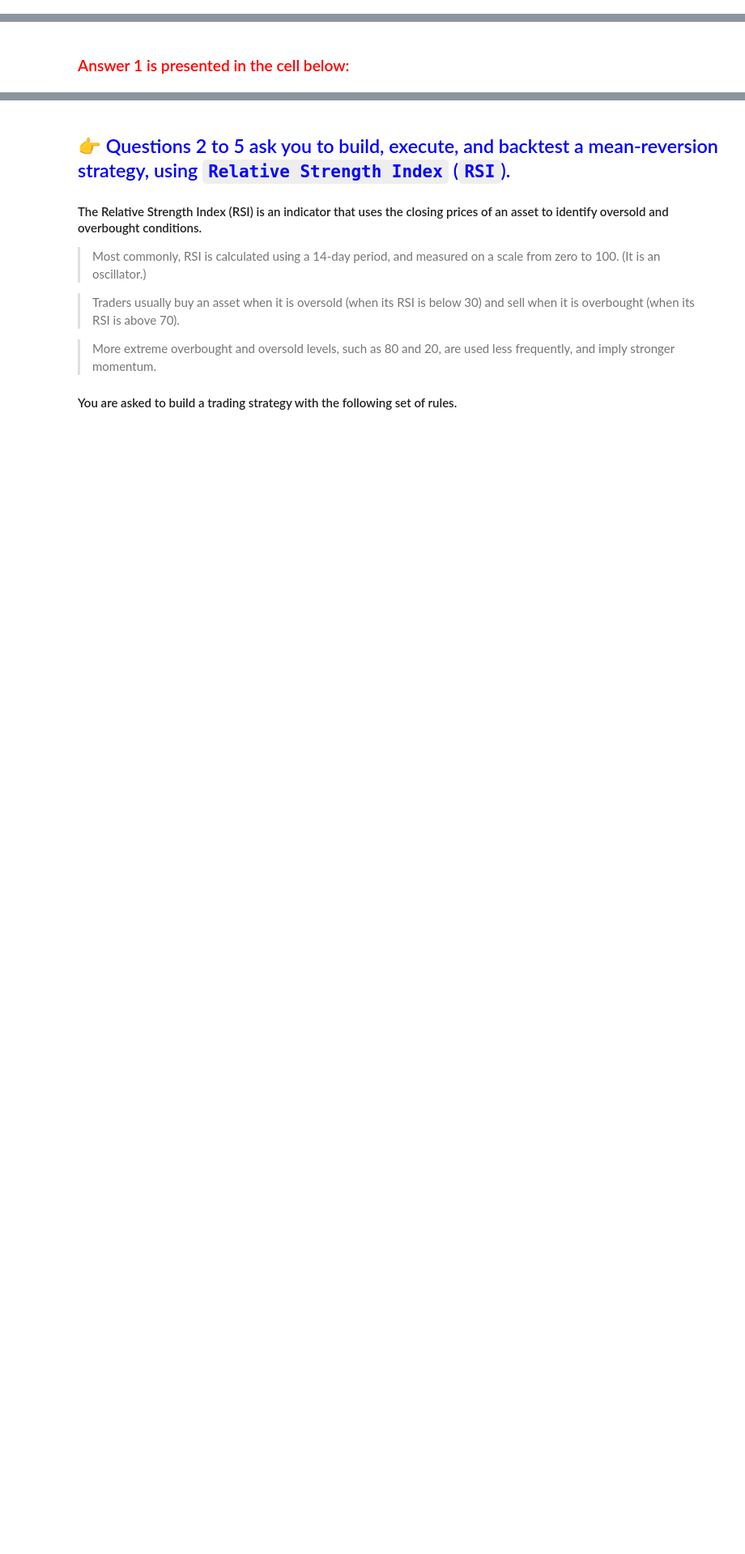
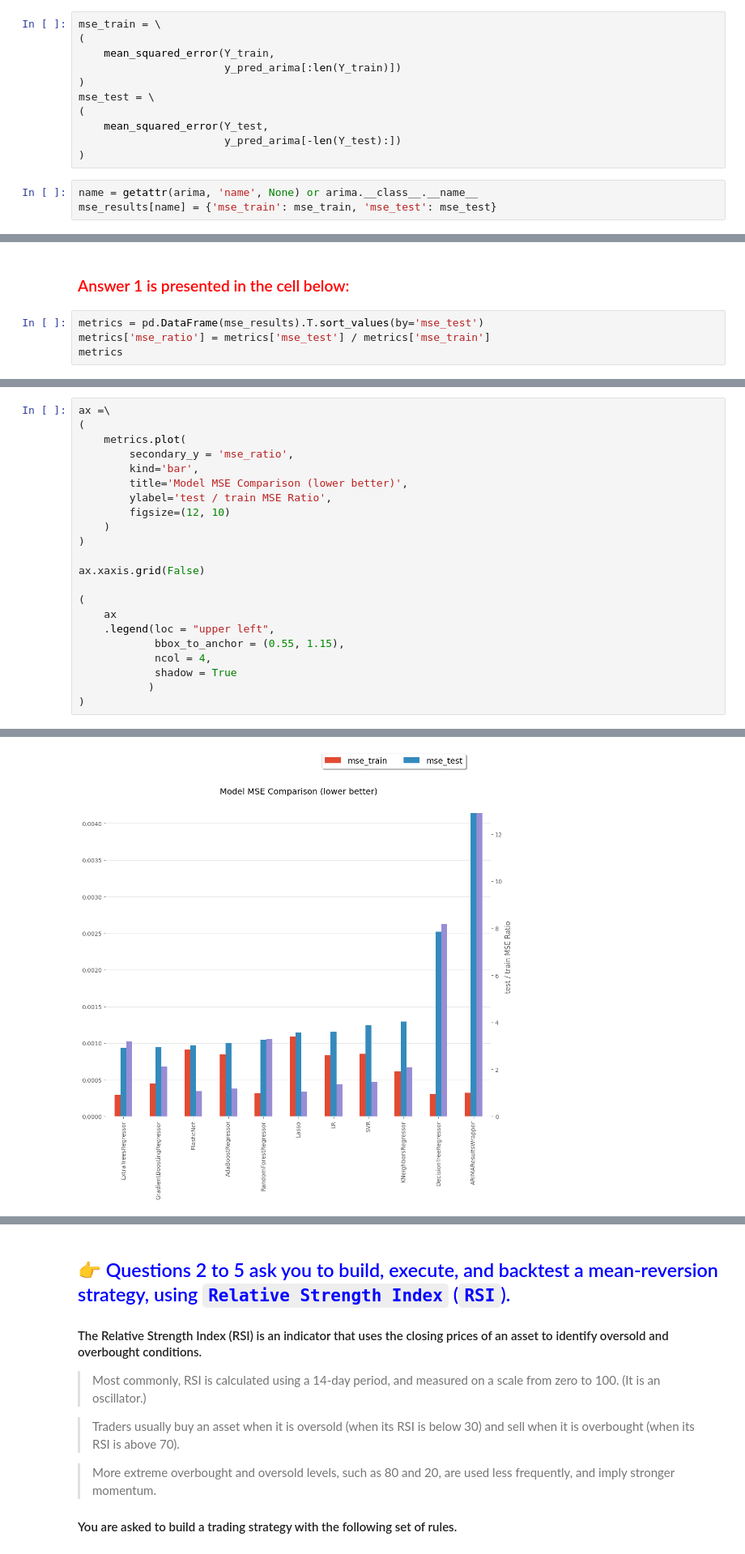
Before and after one commit to changjulian17/qf627, a Jupyter notebook: problem_set_7/QF627_Problem_Set_7.ipynb, the cells around one changed output, grey strips where cells are left out. Shown at 81% size. Cells and saved outputs as stored; diff of their text form; blank space fills up the shorter version.

```diff
--- a/problem_set_7/QF627_Problem_Set_7.ipynb
+++ b/problem_set_7/QF627_Problem_Set_7.ipynb
@@ -101,0 +559,14 @@ mpl.rcParams["legend.fontsize"] = 14
+# %%
+mse_train = \
+(
+    mean_squared_error(Y_train,
+                       y_pred_arima[:len(Y_train)])
+)
+mse_test = \
+(
+    mean_squared_error(Y_test,
+                       y_pred_arima[-len(Y_test):])
+)
+# %%
+name = getattr(arima, 'name', None) or arima.__class__.__name__
+mse_results[name] = {'mse_train': mse_train, 'mse_test': mse_test}
@@ -102,2 +792,6 @@ mpl.rcParams["legend.fontsize"] = 14
 # %% [markdown]
 ### <font color = red> Answer 1 is presented in the cell below: </font>
+# %%
+metrics = pd.DataFrame(mse_results).T.sort_values(by='mse_test')
+metrics['mse_ratio'] = metrics['mse_test'] / metrics['mse_train']
+metrics
@@ -103,0 +811,23 @@ mpl.rcParams["legend.fontsize"] = 14
+# %%
+ax =\
+(
+    metrics.plot(
+        secondary_y = 'mse_ratio',
+        kind='bar',
+        title='Model MSE Comparison (lower better)',
+        ylabel='test / train MSE Ratio',
+        figsize=(12, 10)
+    )
+)
+
+ax.xaxis.grid(False)
+
+(
+    ax
+    .legend(loc = "upper left",
+            bbox_to_anchor = (0.55, 1.15),
+            ncol = 4,
+            shadow = True
+           )
+)
+# %% [output]
@@ -103,0 +835 @@ mpl.rcParams["legend.fontsize"] = 14
+[figure, added]
```
Also changed, not shown: parts of 75 cells of this notebook, 2 other files.
